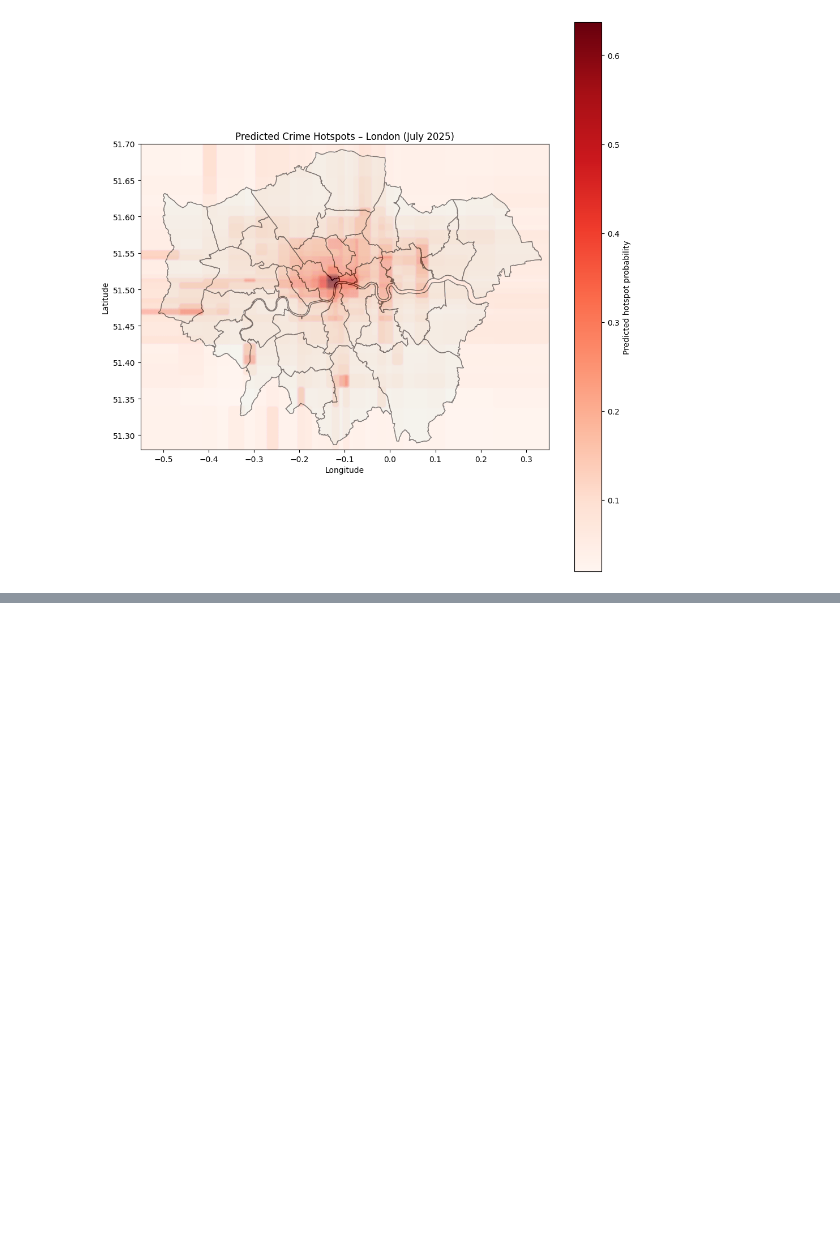
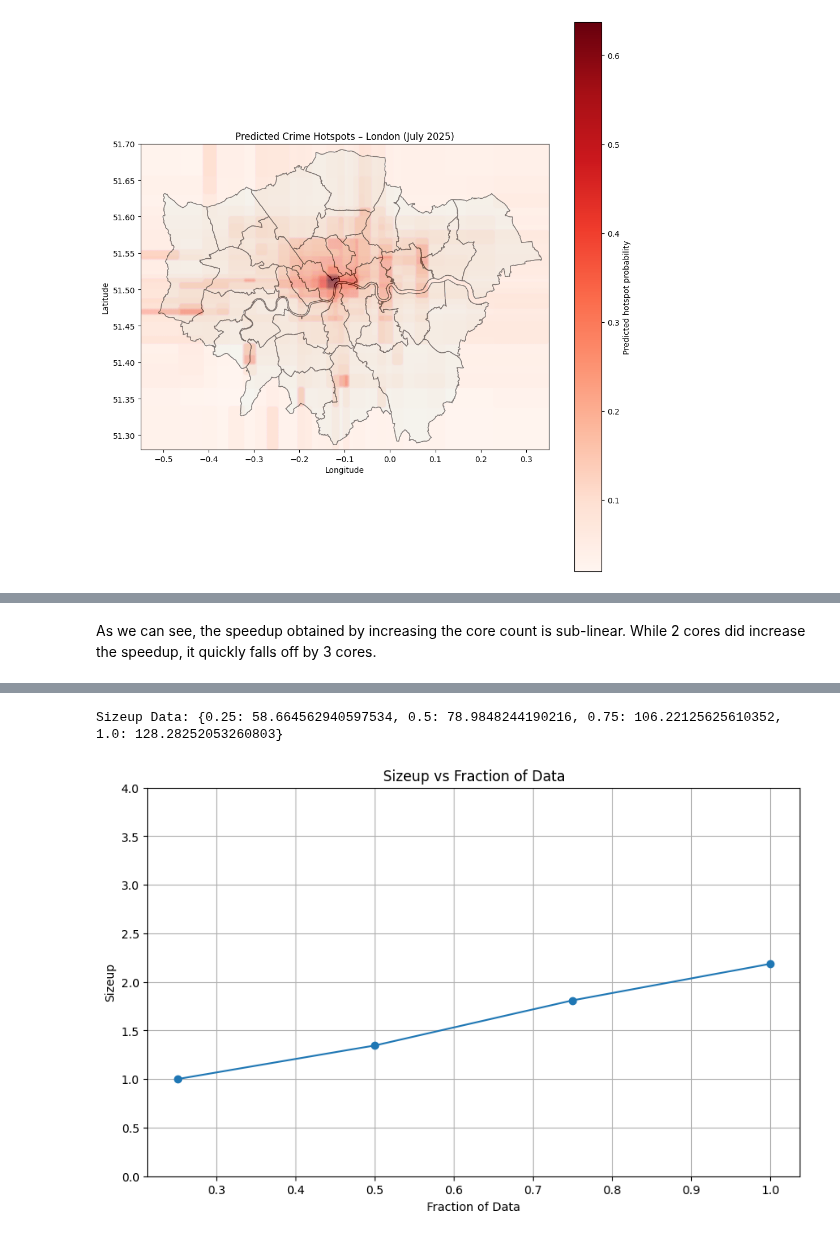
Before and after one commit to EnekoIsturitzSesma/Large-Sacale-Data-Crime-in-London, a Jupyter notebook: data_analysis_crimes_by_arrea.ipynb, the cells around one changed output, grey strips where cells are left out. Saved outputs shown, nothing was run; the diff lists cells and outputs as text; code cells hidden in the pictures; blank space fills up the shorter version.

```diff
--- a/data_analysis_crimes_by_arrea.ipynb
+++ b/data_analysis_crimes_by_arrea.ipynb
@@ -1113,0 +1509,26 @@ plt.show()
+# %% [markdown]
+As we can see, the speedup obtained by increasing the core count is sub-linear. While 2 cores did increase the speedup, it quickly falls off by 3 cores.
+# %%
+import json
+
+sizeup_data = size_up()
+print("Sizeup Data:", sizeup_data)
+
+# Save sizeup_data to a JSON file
+with open('sizeup_data.json', 'w') as f:
+    json.dump(sizeup_data, f)
+
+sizeup_x = np.array(list(sizeup_data.keys()))
+sizeup_y = np.array(list(sizeup_data.values()))
+sizeup_y = sizeup_y / sizeup_y[0]
+
+plt.figure(figsize=(10, 6))
+plt.plot(sizeup_x, sizeup_y, marker='o')
+plt.xlabel('Fraction of Data')
+plt.ylabel('Sizeup')
+plt.title('Sizeup vs Fraction of Data')
+plt.grid(True)
+plt.ylim(0, 4)
+plt.savefig('sizeup_plot.png')
+plt.show()
+# %% [output]
@@ -1113,0 +1552,2 @@ plt.show()
+Sizeup Data: {0.25: 58.664562940597534, 0.5: 78.9848244190216, 0.75: 106.22125625610352, 1.0: 128.28252053260803}
+[figure, added]
```
Also changed, not shown: parts of 52 cells of this notebook, 6 other files.
